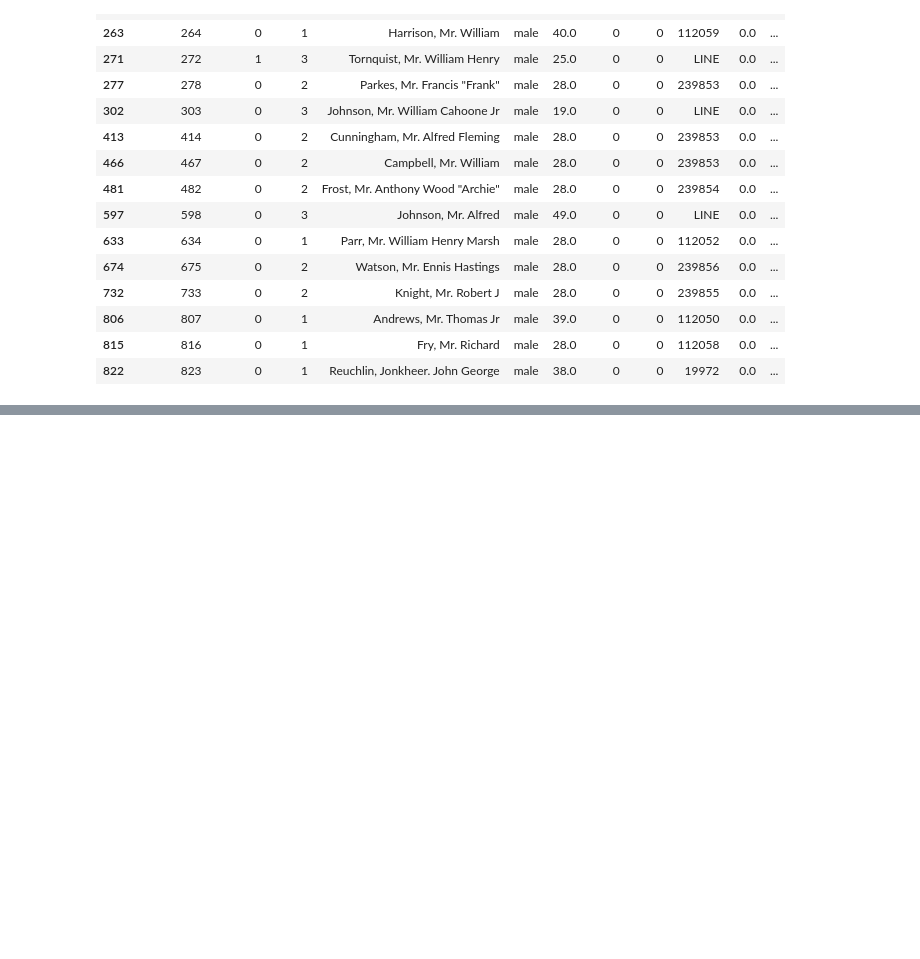
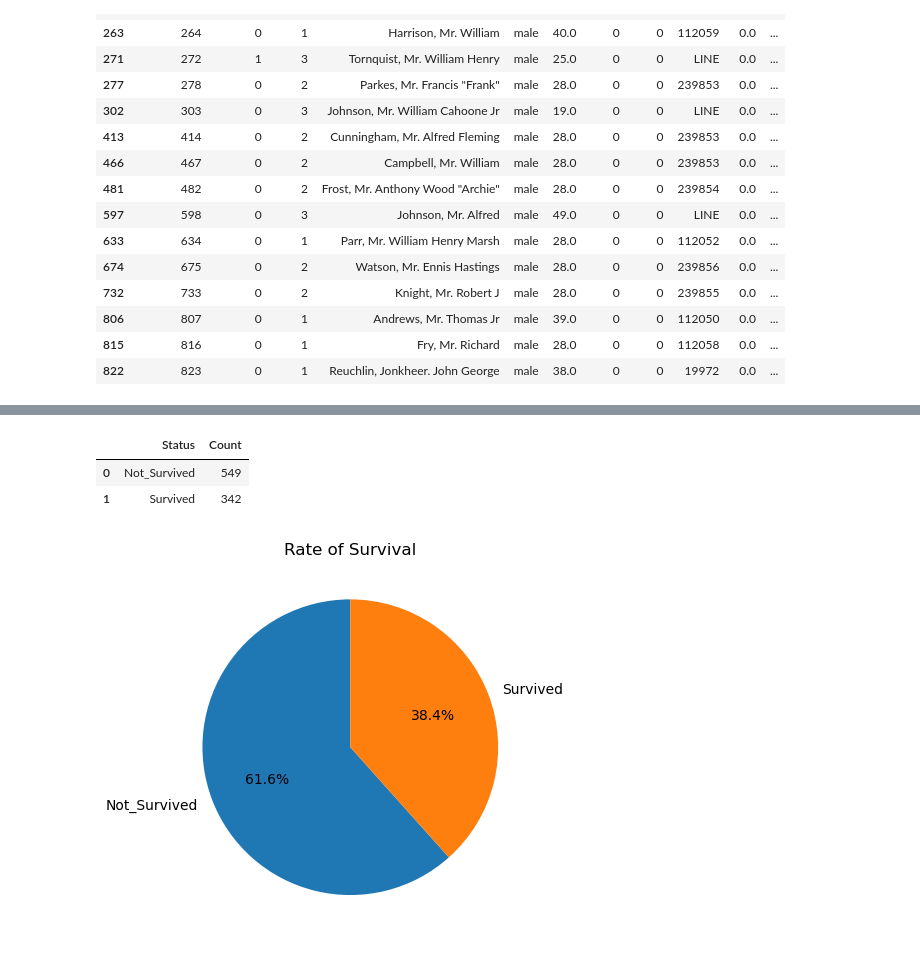
Before and after one commit to molaminJabbi/titanic-house-prices-EDA, a Jupyter notebook: titanic.ipynb, the cells around one changed output, grey strips where cells are left out. Cells and saved outputs as stored; diff of their text form; code cells hidden in the pictures; blank space fills up the shorter version.

Commit message:
Final Titanic analysis

```diff
--- a/titanic.ipynb
+++ b/titanic.ipynb
@@ -6,7 +6,9 @@ import numpy as np
 import matplotlib.pyplot as plt
 import seaborn as sns
 # %%
-titanic_df = pd.read_csv(r"C:\Users\ME\Desktop\AnalystLab\data\Titanic-Dataset.csv")
+# loading the titanic dataset
+
+titanic_df = pd.read_csv(r"C:\Users\ME\Desktop\AnalystLab\week1_2\data\Titanic-Dataset.csv")
 titanic_df
 # %% [output]
 |  | PassengerId | Survived | Pclass | Name | Sex | Age | SibSp | Parch | Ticket | Fare | ... |
@@ -188,0 +209,3 @@ titanic_df['Fare'] = titanic_df.groupby('Pclass')['Fare'].transform(
+# %%
+titanic_df['AgeGroup'] = pd.cut(titanic_df['Age'], bins=[0, 12, 18, 35, 60, 100], labels=['Child', 'Teenager', 'Young Adult', 'Middle-aged', 'Senior'])
+titanic_df['AgeGroup'].head()
@@ -188,0 +229,24 @@ titanic_df['Fare'] = titanic_df.groupby('Pclass')['Fare'].transform(
+# %%
+survival_count = titanic_df['Survived'].value_counts().reindex([0, 1], fill_value=0)
+
+survival_df = pd.DataFrame({
+    'Status': ['Not_Survived', 'Survived'],
+    'Count': survival_count.values
+})
+
+survival_df
+# %% [output]
+|  | Status | Count |
+| 0 | Not_Survived | 549 |
+| 1 | Survived | 342 |
+# %%
+# Visualizing the survival rate using a pie chart
+save_path = Path(r"C:\Users\ME\Desktop\AnalystLab\week1_2\Assets/images\survival_rate.png")
+save_path.parent.mkdir(parents=True, exist_ok=True)
+
+plt.pie(survival_df['Count'], labels=survival_df['Status'], autopct='%1.1f%%', startangle=90)
+plt.title('Rate of Survival')
+plt.savefig(save_path)
+plt.show()
+# %% [output]
+[figure, added]
```
Also changed, not shown: parts of 26 cells of this notebook.
